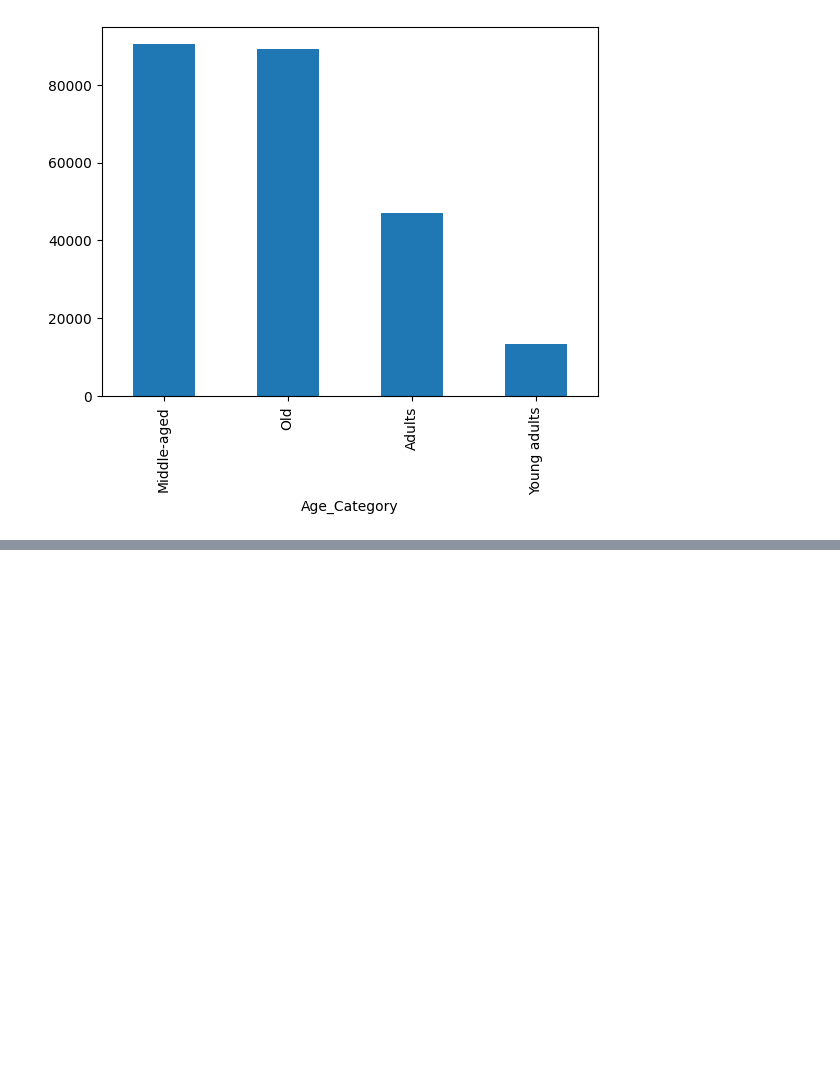
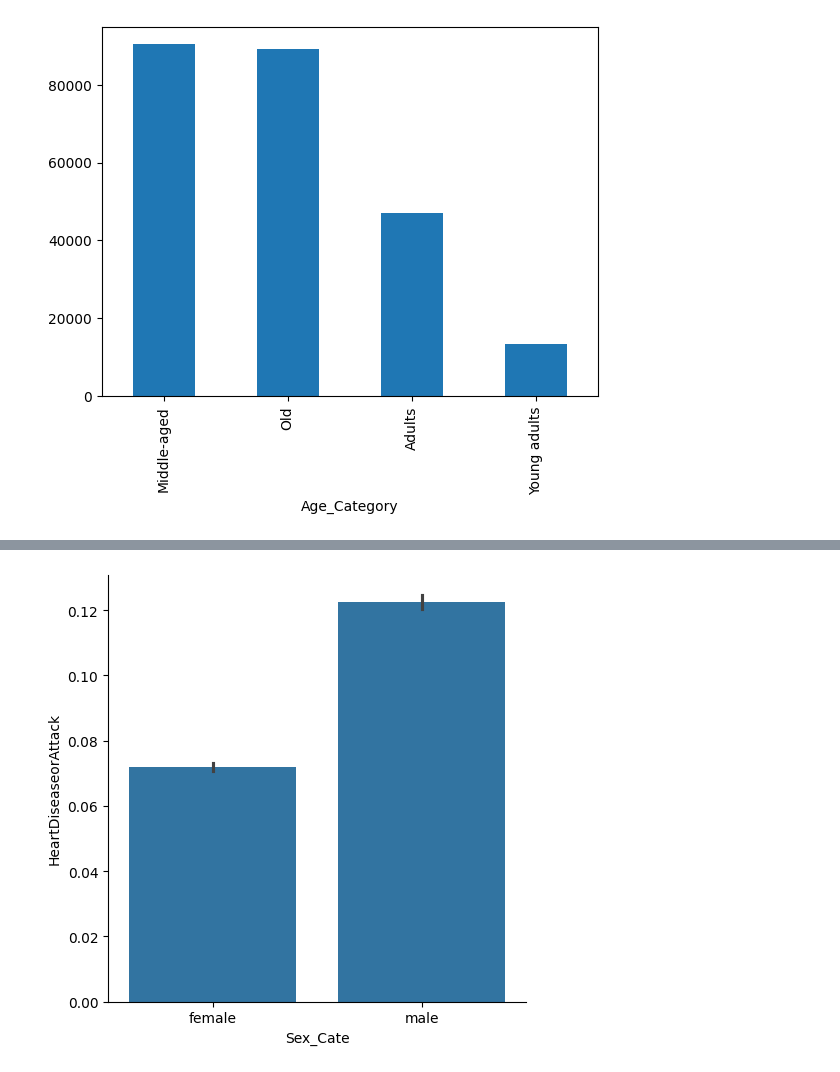
Before and after one commit to akhilnazim0/Data-Science-Project, a Jupyter notebook: Data_Science_Project_.ipynb, the cells around one changed output, grey strips where cells are left out. Cells and saved outputs as stored; diff of their text form; code cells hidden in the pictures; blank space fills up the shorter version.

```diff
--- a/Data_Science_Project_.ipynb
+++ b/Data_Science_Project_.ipynb
@@ -266,0 +265,8 @@ Explained variance ratio: [0.1675246  0.07936775 0.07045563 0.06168969 0.0590452
+# %%
+#creating Sex category
+df_f['Sex_Cate'] = df_f['Sex'].replace([0.0,1.0],['female','male'])
+df_f.groupby('Sex_Cate')['HeartDiseaseorAttack'].mean()
+sns.catplot(data=df_f, y='HeartDiseaseorAttack', x='Sex_Cate', kind='bar')
+plt.show()
+# %% [output]
+[figure, added]
```
Also changed, not shown: parts of 40 cells of this notebook.
